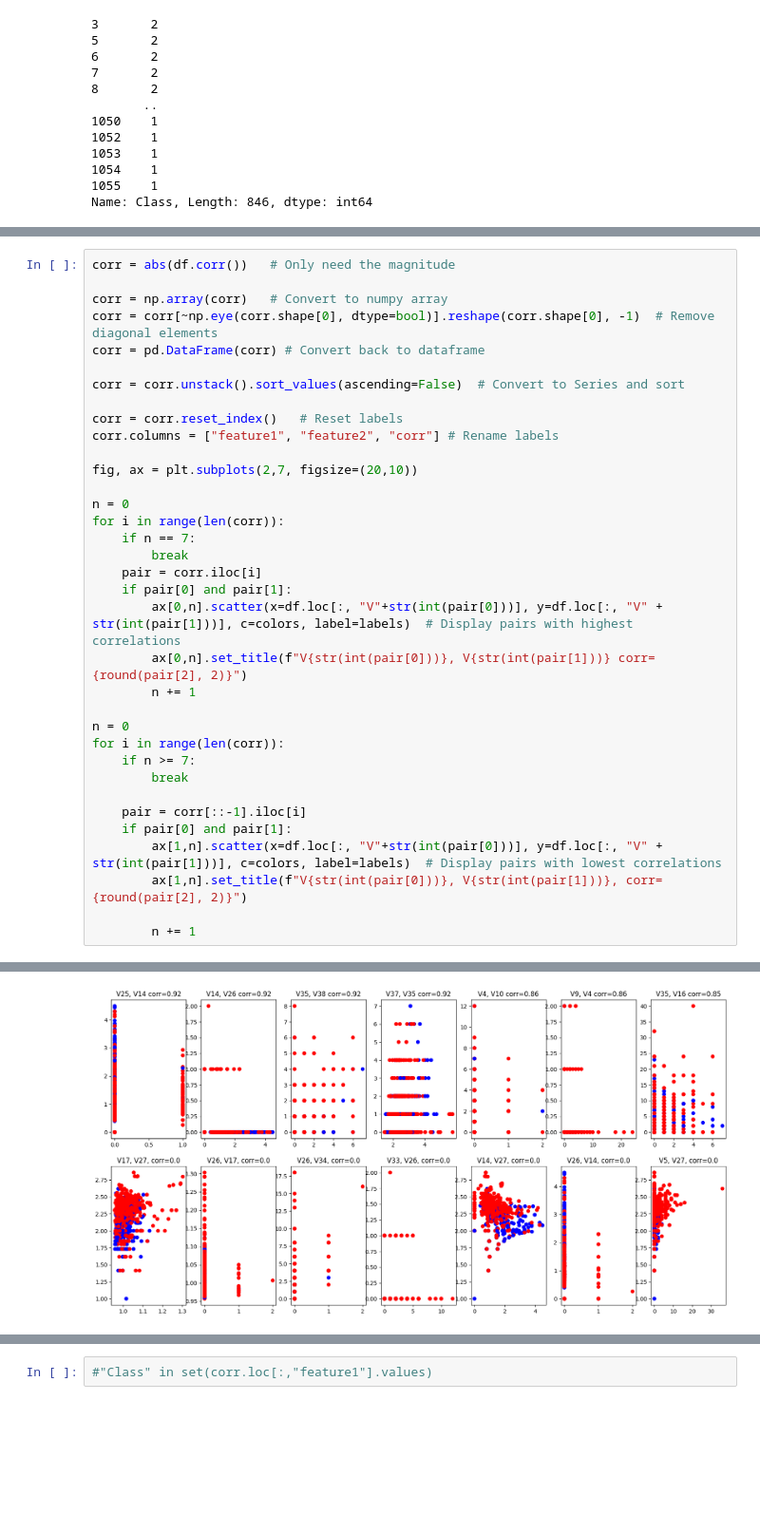
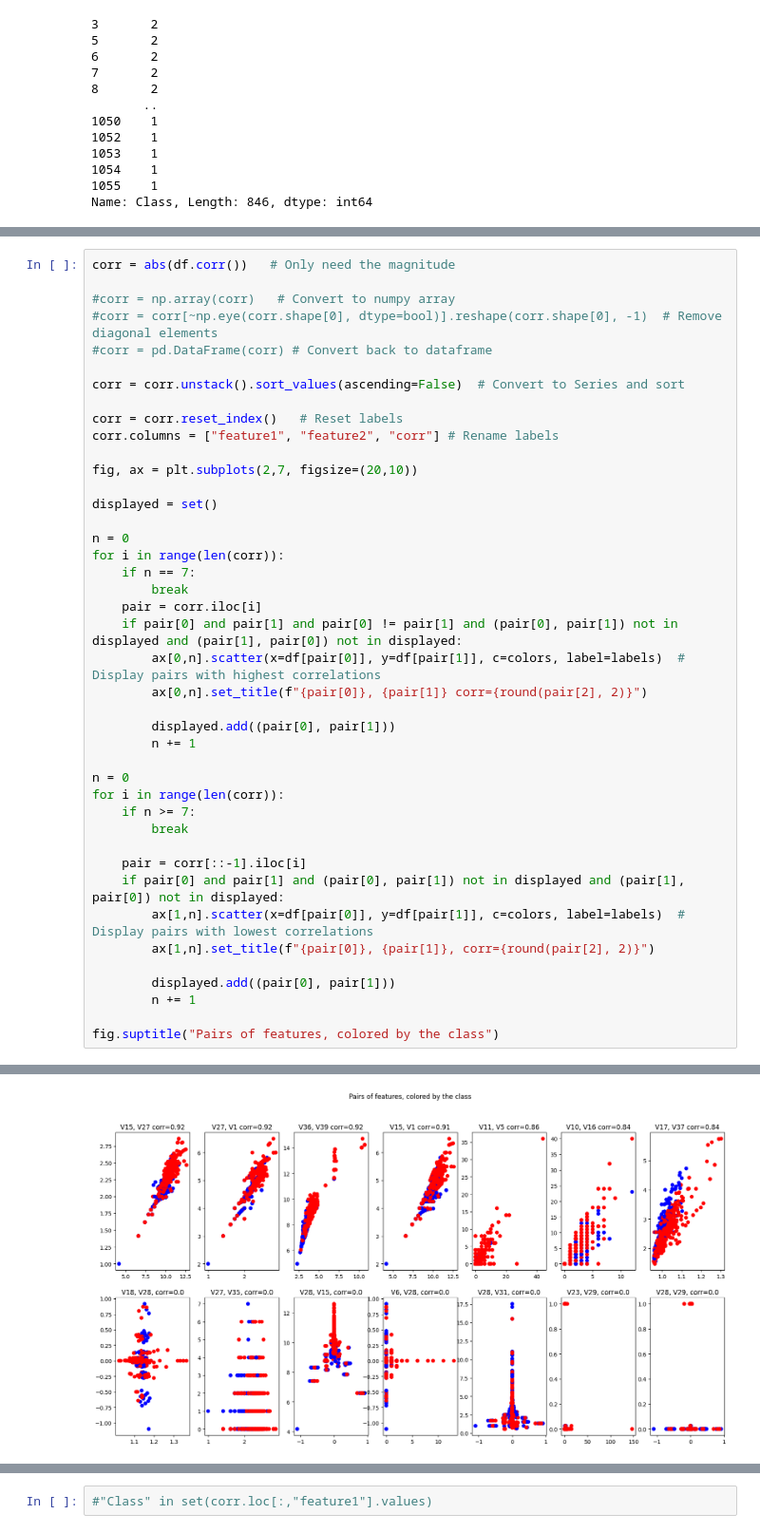
Before and after one commit to strojanski/IS-labs, a Jupyter notebook: seminarji/sem2/sem2.ipynb, the cells around one changed output, grey strips where cells are left out. Shown: that part at 95% size. Cells and saved outputs as stored; diff of their text form; blank space fills up the shorter version.

Commit message:
Fixed charts

```diff
--- a/seminarji/sem2/sem2.ipynb
+++ b/seminarji/sem2/sem2.ipynb
@@ -54,9 +53,9 @@ df.plot.scatter(x="V5", y="V27", c="Class", colormap="viridis")
 # %%
 corr = abs(df.corr())   # Only need the magnitude
 
-corr = np.array(corr)   # Convert to numpy array
-corr = corr[~np.eye(corr.shape[0], dtype=bool)].reshape(corr.shape[0], -1)  # Remove diagonal elements
-corr = pd.DataFrame(corr) # Convert back to dataframe
+#corr = np.array(corr)   # Convert to numpy array
+#corr = corr[~np.eye(corr.shape[0], dtype=bool)].reshape(corr.shape[0], -1)  # Remove diagonal elements
+#corr = pd.DataFrame(corr) # Convert back to dataframe
 
 corr = corr.unstack().sort_values(ascending=False)  # Convert to Series and sort
 
@@ -65,14 +64,18 @@ corr.columns = ["feature1", "feature2", "corr"] # Rename labels
 
 fig, ax = plt.subplots(2,7, figsize=(20,10))
 
+displayed = set()
+
 n = 0
 for i in range(len(corr)):
     if n == 7:
         break
     pair = corr.iloc[i]
-    if pair[0] and pair[1]:
-        ax[0,n].scatter(x=df.loc[:, "V"+str(int(pair[0]))], y=df.loc[:, "V" + str(int(pair[1]))], c=colors, label=labels)  # Display pairs with highest correlations
-        ax[0,n].set_title(f"V{str(int(pair[0]))}, V{str(int(pair[1]))} corr={round(pair[2], 2)}")
+    if pair[0] and pair[1] and pair[0] != pair[1] and (pair[0], pair[1]) not in displayed and (pair[1], pair[0]) not in displayed:
+        ax[0,n].scatter(x=df[pair[0]], y=df[pair[1]], c=colors, label=labels)  # Display pairs with highest correlations
+        ax[0,n].set_title(f"{pair[0]}, {pair[1]} corr={round(pair[2], 2)}")
+
+        displayed.add((pair[0], pair[1]))
         n += 1
 
 n = 0
@@ -81,9 +84,12 @@ for i in range(len(corr)):
         break
 
     pair = corr[::-1].iloc[i]
-    if pair[0] and pair[1]:
-        ax[1,n].scatter(x=df.loc[:, "V"+str(int(pair[0]))], y=df.loc[:, "V" + str(int(pair[1]))], c=colors, label=labels)  # Display pairs with lowest correlations
-        ax[1,n].set_title(f"V{str(int(pair[0]))}, V{str(int(pair[1]))}, corr={round(pair[2], 2)}")
+    if pair[0] and pair[1] and (pair[0], pair[1]) not in displayed and (pair[1], pair[0]) not in displayed:
+        ax[1,n].scatter(x=df[pair[0]], y=df[pair[1]], c=colors, label=labels)  # Display pairs with lowest correlations
+        ax[1,n].set_title(f"{pair[0]}, {pair[1]}, corr={round(pair[2], 2)}")
 
+        displayed.add((pair[0], pair[1]))
         n += 1
+
+fig.suptitle("Pairs of features, colored by the class")
 # %% [output]
@@ -90,4 +97,4 @@ for i in range(len(corr)):
-[figure, old version]
+[figure, new version]
 # %%
 # Get correlation of each feature to the target class and plot the ones with highest correlation
 fig, ax = plt.subplots(1,5, figsize=(20,10))
```
Also changed, not shown: parts of 5 cells of this notebook.
